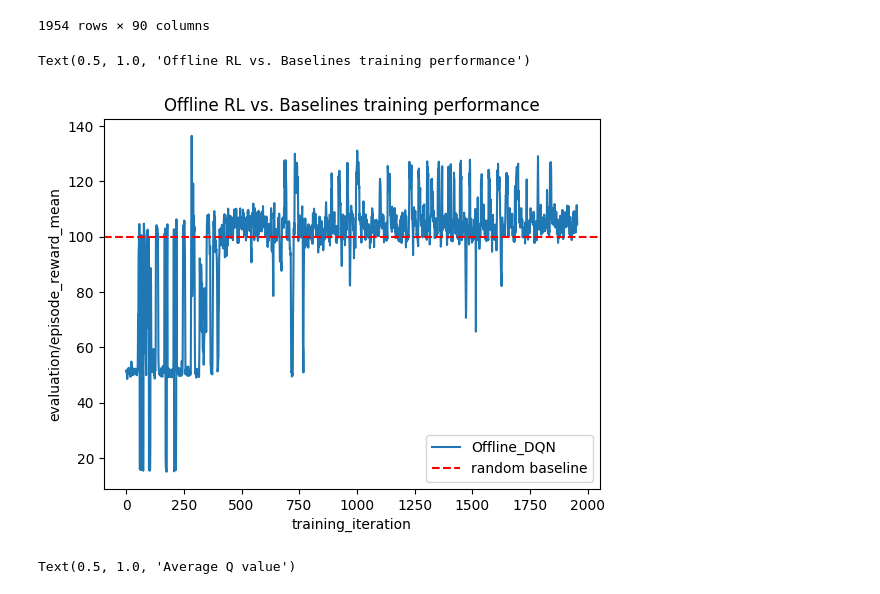
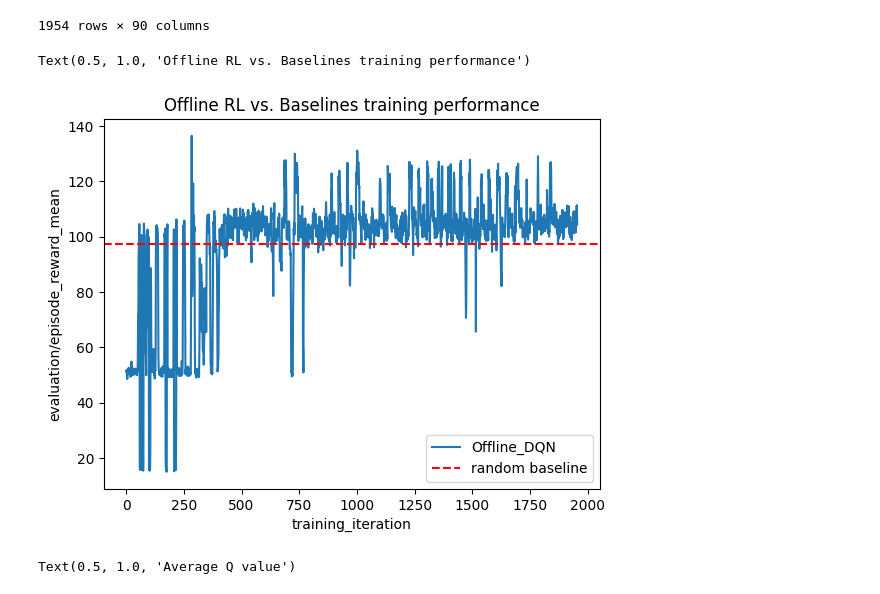
Before and after one commit to anyscale/academy, a Jupyter notebook: ray-rllib/acm_recsys_tutorial_2022/01_anyscale_acm_recsys_tutorial.ipynb, the cells around one changed output. Cells and saved outputs as stored; diff of their text form; code cells hidden in the pictures.

```diff
--- a/ray-rllib/acm_recsys_tutorial_2022/01_anyscale_acm_recsys_tutorial.ipynb
+++ b/ray-rllib/acm_recsys_tutorial_2022/01_anyscale_acm_recsys_tutorial.ipynb
@@ -1035,12 +988,12 @@ offline_dqn_df
 # %%
 
 sns.lineplot(data=offline_dqn_df, x="training_iteration", y="evaluation/episode_reward_mean", label="Offline_DQN")
-plt.axhline(random_baseline_mean_reward, color="red", linestyle='--', label="random baseline")
+plt.axhline(random_baseline, color="red", linestyle='--', label="random baseline")
 plt.legend()
 plt.title('Offline RL vs. Baselines training performance')
 # %% [output]
 Text(0.5, 1.0, 'Offline RL vs. Baselines training performance')
-[figure, old version]
+[figure, new version]
 # %%
 sns.lineplot(data=offline_dqn_df, x="training_iteration", y="info/learner/default_policy/learner_stats/mean_q", label="q_value")
 plt.legend()
```
Also changed, not shown: parts of 32 cells of this notebook, 4 other files.
